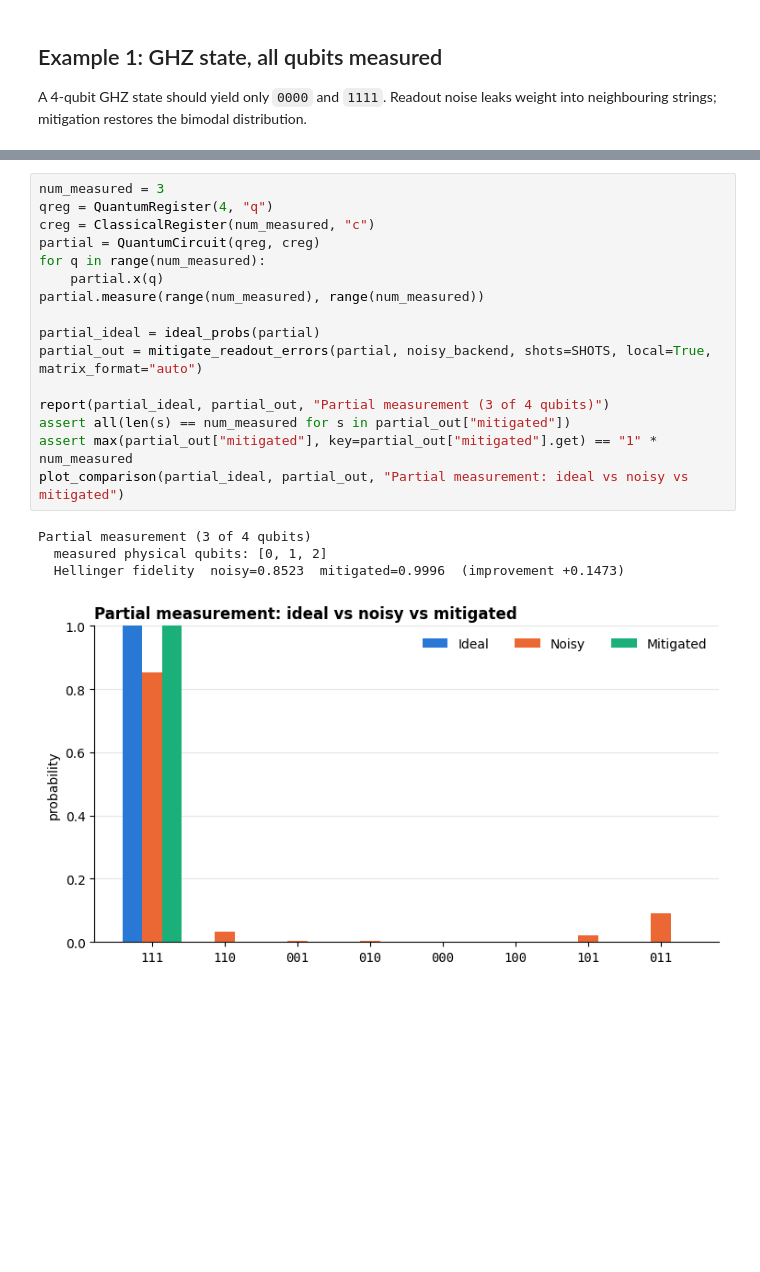
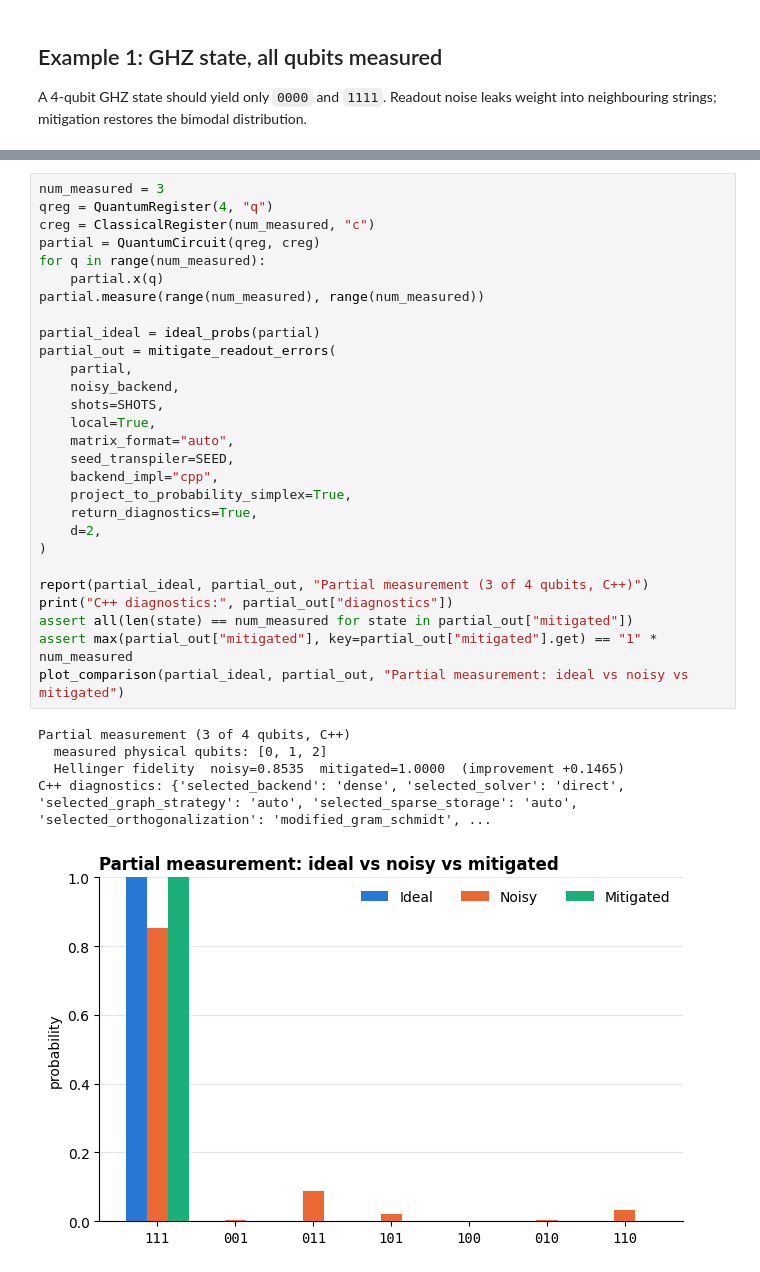
Before and after one commit to ke1rro/qml-hackaton, a Jupyter notebook: rem_demo.ipynb, the cells around one changed output, grey strips where cells are left out. Drawn from its saved outputs; the diff is of its cells as text; blank space fills up the shorter version.

Commit message:
feat: auto rem

```diff
--- a/rem_demo.ipynb
+++ b/rem_demo.ipynb
@@ -111,21 +146,34 @@ the result stays a 3-bit distribution peaked at `111`.
 # %%
 num_measured = 3
 qreg = QuantumRegister(4, "q")
 creg = ClassicalRegister(num_measured, "c")
 partial = QuantumCircuit(qreg, creg)
 for q in range(num_measured):
     partial.x(q)
 partial.measure(range(num_measured), range(num_measured))
 
 partial_ideal = ideal_probs(partial)
-partial_out = mitigate_readout_errors(partial, noisy_backend, shots=SHOTS, local=True, matrix_format="auto")
+partial_out = mitigate_readout_errors(
+    partial,
+    noisy_backend,
+    shots=SHOTS,
+    local=True,
+    matrix_format="auto",
+    seed_transpiler=SEED,
+    backend_impl="cpp",
+    project_to_probability_simplex=True,
+    return_diagnostics=True,
+    d=2,
+)
 
-report(partial_ideal, partial_out, "Partial measurement (3 of 4 qubits)")
-assert all(len(s) == num_measured for s in partial_out["mitigated"])
+report(partial_ideal, partial_out, "Partial measurement (3 of 4 qubits, C++)")
+print("C++ diagnostics:", partial_out["diagnostics"])
+assert all(len(state) == num_measured for state in partial_out["mitigated"])
 assert max(partial_out["mitigated"], key=partial_out["mitigated"].get) == "1" * num_measured
 plot_comparison(partial_ideal, partial_out, "Partial measurement: ideal vs noisy vs mitigated")
 # %% [output]
-Partial measurement (3 of 4 qubits)
+Partial measurement (3 of 4 qubits, C++)
   measured physical qubits: [0, 1, 2]
-  Hellinger fidelity  noisy=0.8523  mitigated=0.9996  (improvement +0.1473)
+  Hellinger fidelity  noisy=0.8535  mitigated=1.0000  (improvement +0.1465)
+C++ diagnostics: {'selected_backend': 'dense', 'selected_solver': 'direct', 'selected_graph_strategy': 'auto', 'selected_sparse_storage': 'auto', 'selected_orthogonalization': 'modified_gram_schmidt', ...
-[figure, old version]
+[figure, new version]
```
Also changed, not shown: parts of 39 cells of this notebook, 25 other files.
